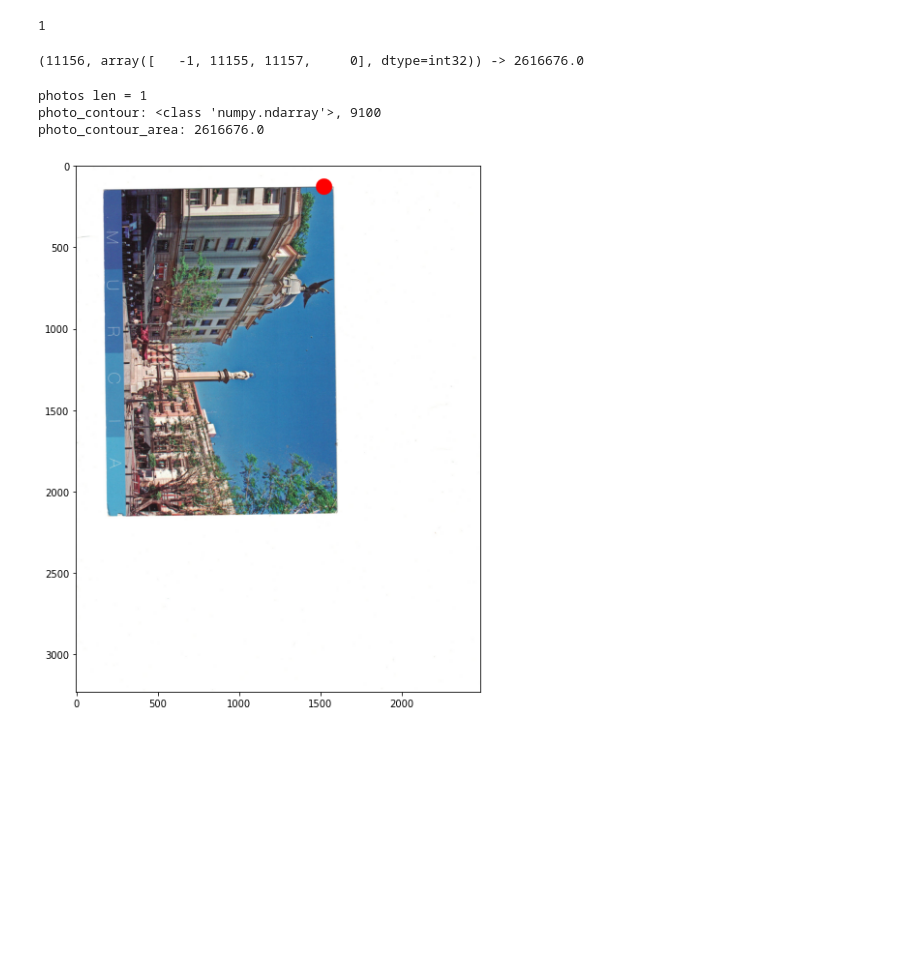
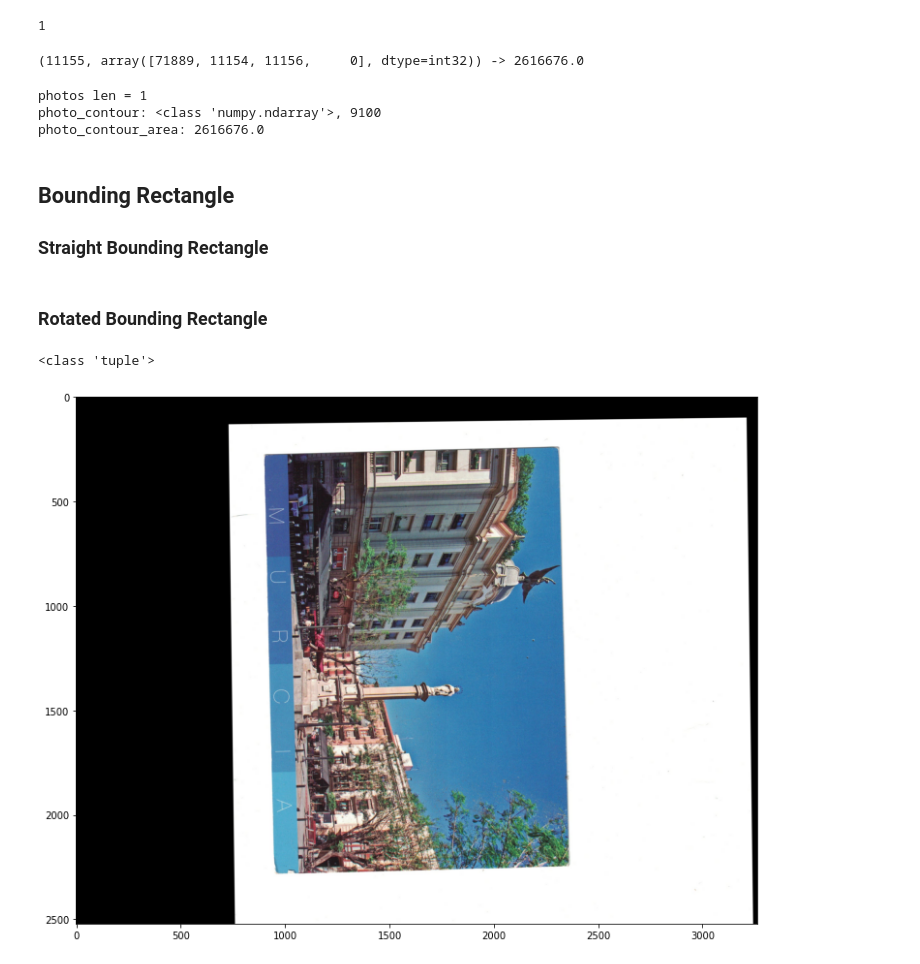
Before and after one commit to RahndelDaVandal/scan-n-crop, a Jupyter notebook: scan_n_crop/cropper/scan_cropper_debug.ipynb, the cells around one changed output. Cells and saved outputs as stored; diff of their text form; code cells hidden in the pictures; blank space fills up the shorter version.

```diff
--- a/scan_n_crop/cropper/scan_cropper_debug.ipynb
+++ b/scan_n_crop/cropper/scan_cropper_debug.ipynb
@@ -29,9 +29,9 @@ show_img(img_gray)
 # %%
-ret, thresh = cv.threshold(img_gray, 127, 255, 0)
-contours, hierarchy = cv.findContours(thresh, cv.RETR_TREE, cv.CHAIN_APPROX_SIMPLE)
+ret, thresh = cv2.threshold(img_gray, 127, 255, 0)
+contours, hierarchy = cv2.findContours(thresh, cv2.RETR_TREE, cv2.CHAIN_APPROX_SIMPLE)
 print(f"contours:  {type(contours)}, {len(contours)}")
 print(f"hierarchy: {type(hierarchy)}, {len(hierarchy)}")
-print(hierarchy[0][0], cv.contourArea(contours[0]))
+print(hierarchy[0][0], cv2.contourArea(contours[0]))
 # %% [output]
 contours:  <class 'tuple'>, 71890
 hierarchy: <class 'numpy.ndarray'>, 1
@@ -45,30 +45,35 @@ c = []
 
 for idx, val in enumerate(hierarchy[0]):
     _next, _prev, _child, _parent = val
-    if _next == -1 and _child != -1 and _parent == 0:
-        c.append((idx, val))
+    if _child != -1 and _parent == 0:
+        if cv2.contourArea(contours[idx]) > 1000:
+            c.append((idx, val))
 
 print(len(c))
 # %% [output]
 1
 # %%
 for i in c:
-    print(f"{i} -> {cv.contourArea(contours[i[0]])}")
+    print(f"{i} -> {cv2.contourArea(contours[i[0]])}")
 # %% [output]
-(11156, array([   -1, 11155, 11157,     0], dtype=int32)) -> 2616676.0
+(11155, array([71889, 11154, 11156,     0], dtype=int32)) -> 2616676.0
 # %%
 photos = []
 for idx, val in enumerate(hierarchy[0]):
     _next, _prev, _child, _parent = val
-    if _next == -1 and _parent == 0 and _child != -1:
+    if _parent == 0 and _child != -1 and cv2.contourArea(contours[idx]) > 1000:
         photos.append(contours[idx])
 
 print(f"photos len = {len(photos)}")
 photo_contour = photos[0]
-photo_contour_area = cv.contourArea(photo_contour)
+photo_contour_area = cv2.contourArea(photo_contour)
 print(f"photo_contour: {type(photo_contour)}, {len(photo_contour)}")
 print(f"photo_contour_area: {photo_contour_area}")
 # %% [output]
 photos len = 1
 photo_contour: <class 'numpy.ndarray'>, 9100
 photo_contour_area: 2616676.0
+# %% [markdown]
+## Bounding Rectangle
+
+### Straight Bounding Rectangle
@@ -75,8 +84,11 @@ photo_contour_area: 2616676.0
+# %% [markdown]
+### Rotated Bounding Rectangle
 # %%
-rect = cv.minAreaRect(photo_contour)
-box = cv.boxPoints(rect)
+rect = cv2.minAreaRect(photo_contour)
+box = cv2.boxPoints(rect)
 box = np.int0(box)
-cv.drawContours(img, photo_contour, 0, (0,0,255), 100);
-show_img(img)
+# cv2.drawContours(img, [box], 0, (0,0,255), 10);
+# show_img(img)
+print(type(rect))
 # %% [output]
-[figure, removed]
+<class 'tuple'>
@@ -82,0 +130,19 @@ show_img(img)
+# %%
+center, size, angle = rect
+center, size = tuple(map(int, center)), tuple(map(int, size))
+# size = (size[1], size[0])
+height, width = img.shape[0] * 2, img.shape[1] * 2
+
+if width < height:
+    angle -= 90
+# else:
+#     # angle *= -1
+#     height += 1000
+#     width += 1000
+
+M = cv2.getRotationMatrix2D(center, angle, 1)
+# img_rot = cv2.warpAffine(img, M, (width, height))
+img_rot = rotate(img, photo_contour)
+show_img(img_rot)
+# %% [output]
+[figure, added]
```
Also changed, not shown: parts of 7 cells of this notebook, 4 other files.
